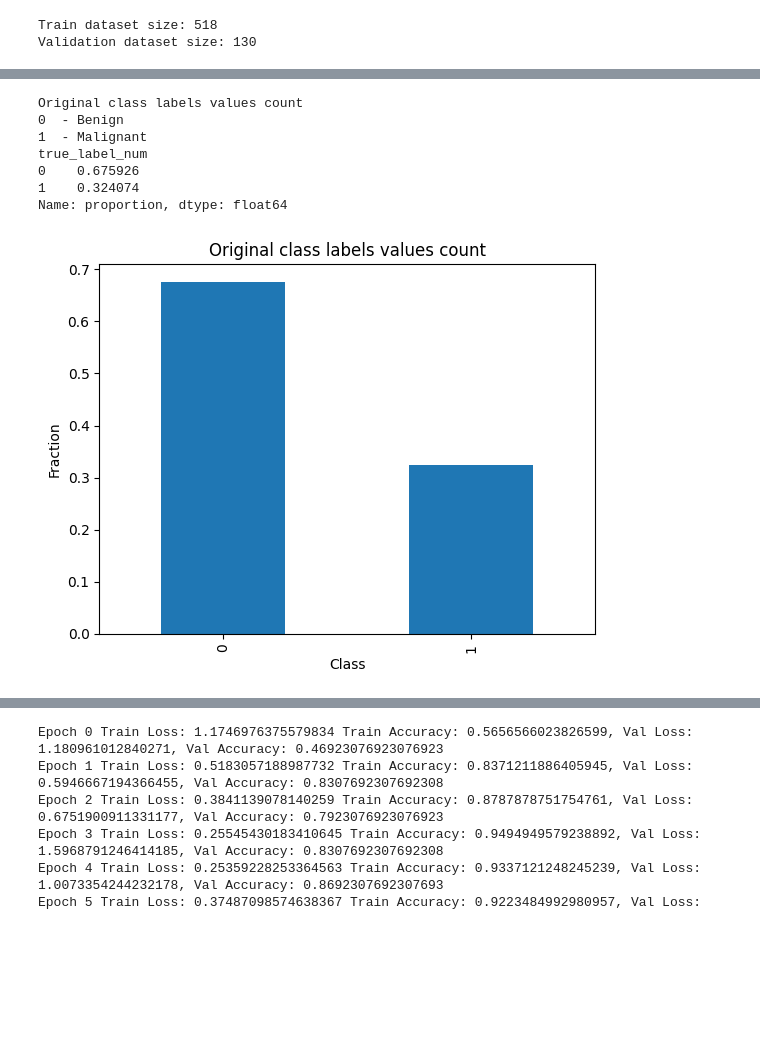
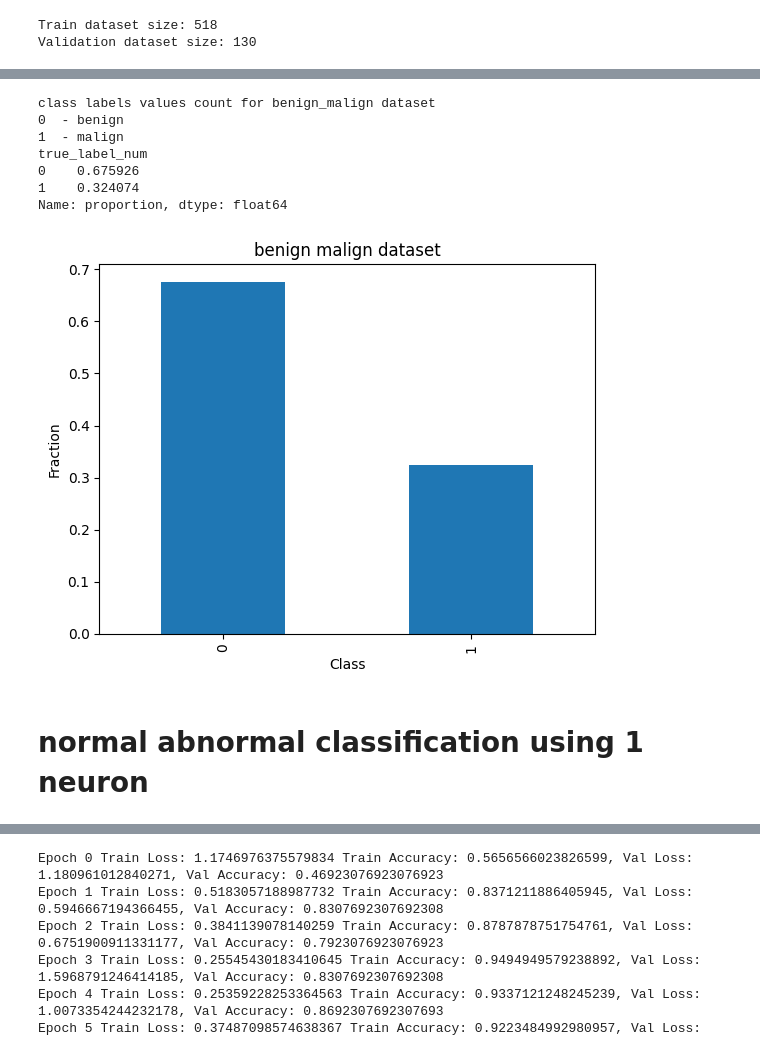
Before and after one commit to rushikeshpawar22581/DLCV-Project2024-Automated_prompt_extraction_for_SAM, a Jupyter notebook: ResNet34/ResNet34_model_train.ipynb, the cells around one changed output, grey strips where cells are left out. Drawn from its saved outputs; the diff is of its cells as text; code cells hidden in the pictures; blank space fills up the shorter version.

```diff
--- a/ResNet34/ResNet34_model_train.ipynb
+++ b/ResNet34/ResNet34_model_train.ipynb
@@ -323,18 +351,20 @@ Validation dataset size: 130
 # %%
-print("Original class labels values count")
-print(0, ' - Benign')
-print(1, ' - Malignant')
+print("class labels values count for benign_malign dataset")
+print(0, ' - benign')
+print(1, ' - malign')
 print(df_abnormal['true_label_num'].value_counts(normalize=True))
 
-df_abnormal['true_label_num'].value_counts(normalize=True).plot(kind='bar', title='Original class labels values count',xlabel='Class', ylabel='Fraction')
+df_abnormal['true_label_num'].value_counts(normalize=True).plot(kind='bar', title='benign malign dataset',xlabel='Class', ylabel='Fraction')
 
 plt.show()
 # %% [output]
-Original class labels values count
-0  - Benign
-1  - Malignant
+class labels values count for benign_malign dataset
+0  - benign
+1  - malign
 true_label_num
 0    0.675926
 1    0.324074
 Name: proportion, dtype: float64
-[figure, old version]
+[figure, new version]
+# %% [markdown]
+# normal abnormal classification using 1 neuron
```
Also changed, not shown: parts of 18 cells of this notebook, 13 other files.
